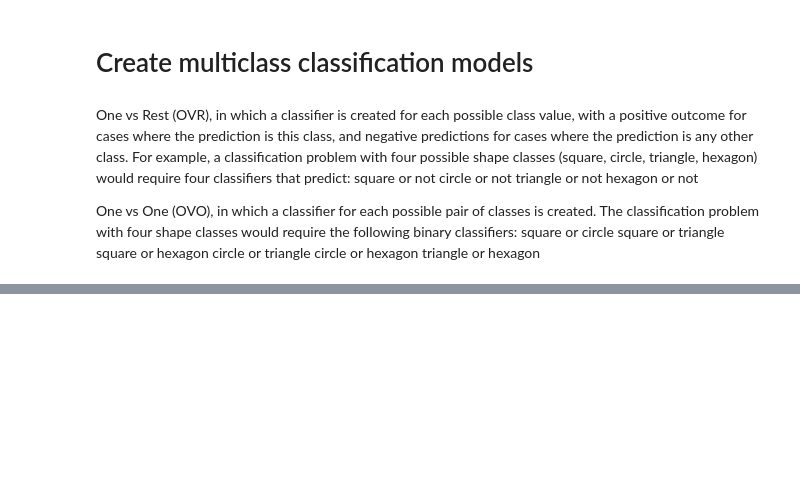
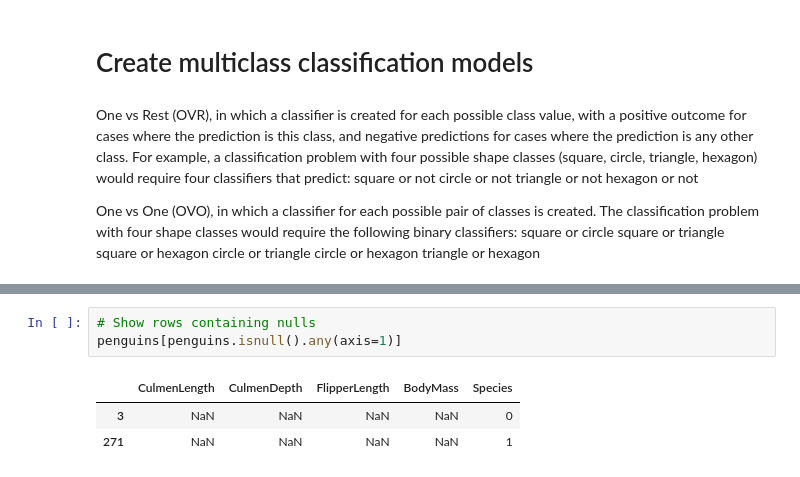
Before and after one commit to chimi-pt/Data-Science, a Jupyter notebook: Train and evaluate a classification model.ipynb, the cells around one changed output, grey strips where cells are left out. Cells and saved outputs as stored; diff of their text form; blank space fills up the shorter version.

```diff
--- a/Train and evaluate a classification model.ipynb
+++ b/Train and evaluate a classification model.ipynb
@@ -470,0 +539,7 @@ triangle or hexagon
+# %%
+# Show rows containing nulls
+penguins[penguins.isnull().any(axis=1)]
+# %% [output]
+|  | CulmenLength | CulmenDepth | FlipperLength | BodyMass | Species |
+| 3 | NaN | NaN | NaN | NaN | 0 |
+| 271 | NaN | NaN | NaN | NaN | 1 |
```
Also changed, not shown: parts of 6 cells of this notebook, 1 other file.
